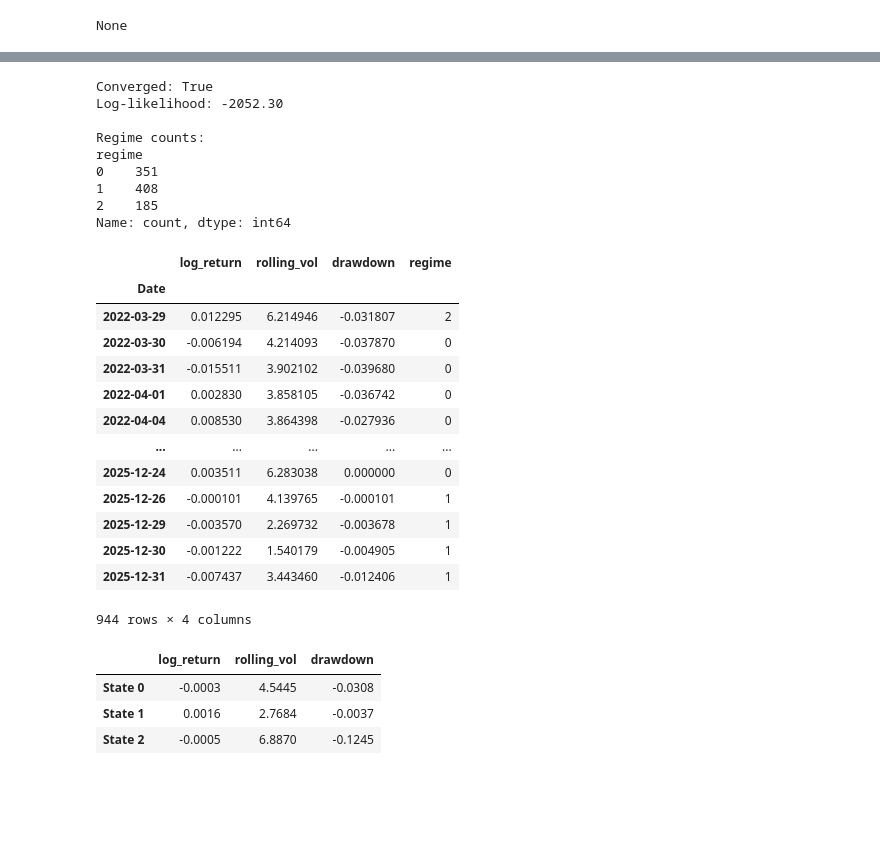
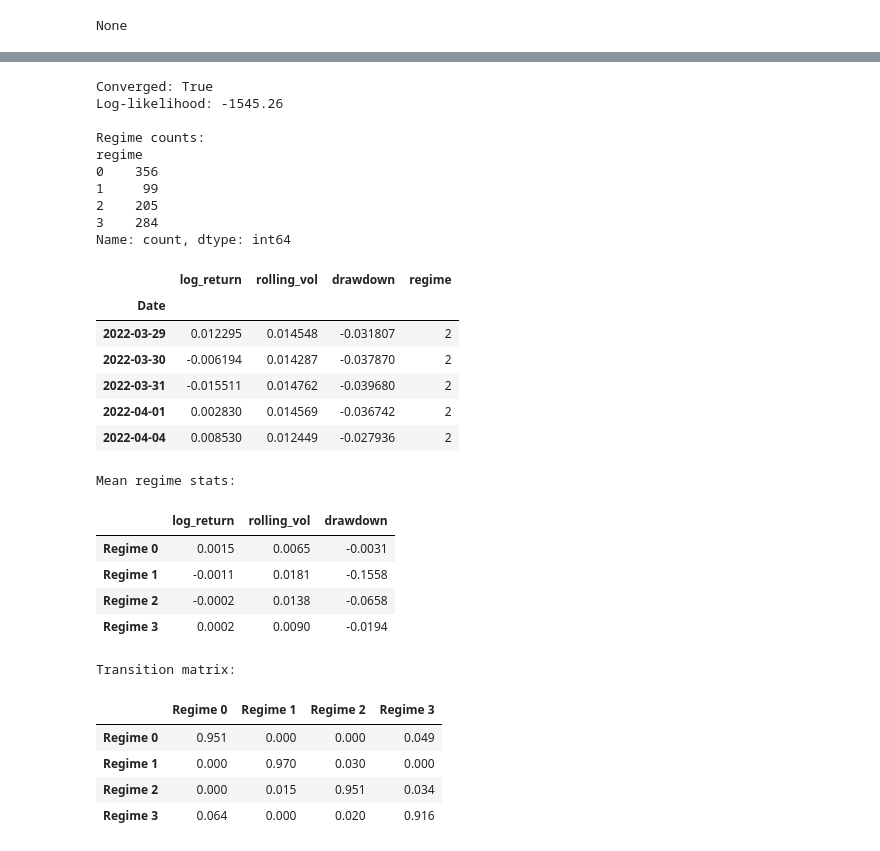
Before and after one commit to bsinek/sentinel, a Jupyter notebook: research/hmm.ipynb, the cells around one changed output, grey strips where cells are left out. Saved outputs shown, nothing was run; the diff lists cells and outputs as text; code cells hidden in the pictures; blank space fills up the shorter version.

```diff
--- a/research/hmm.ipynb
+++ b/research/hmm.ipynb
@@ -48,11 +105,10 @@ None
 # %%
-# derive 3 features (returns, volatility, drawdowns)
-
-vol_window = 5          # 5-10 days is reactive and quick capturing day-to-day turbulence
-drawdown_window = 60    # 60 days ~1 quarter and is cumulative capturing how far below meaningful recent high
+# derive features (returns, volatility, drawdowns)
+vol_window = 20
+drawdown_window = 60
 
 log_returns = np.log(close_prices / close_prices.shift(1)).dropna()
-rolling_vol = close_prices.rolling(window=vol_window).std()
+rolling_vol = log_returns.rolling(window=vol_window).std()
 rolling_max = close_prices.rolling(window=drawdown_window).max()
 drawdowns = (close_prices - rolling_max) / close_prices
 
@@ -65,7 +121,6 @@ features = pd.DataFrame({
 print(f'Shape: {features.shape}')
 display(features.head())
 display(features.describe())
-display(features.info())
 # %% [output]
 Shape: (944, 3)
 |  | log_return | rolling_vol | drawdown |
@@ -98,62 +142,72 @@ None
 # %%
-# include specific input features
+# tune model inputs and parameters
 feature_cols = ['log_return', 'rolling_vol', 'drawdown']
+n_components = 4
+n_iter = 1000
 
 # standardize feature data
 scaler = StandardScaler()
 X_scaled = scaler.fit_transform(features[feature_cols])
 
-# fit hmm with 3 hidden states
-model = GaussianHMM(n_components=3, covariance_type='full', n_iter=1000, random_state=42)
+# fit hmm with 4 hidden states
+model = GaussianHMM(n_components=n_components, covariance_type='full', n_iter=n_iter, random_state=42)
 model.fit(X_scaled)
 
 print(f'Converged: {model.monitor_.converged}')
 print(f'Log-likelihood: {model.score(X_scaled):.2f}')
 
-# predict regimess
+# predict regimes
 features['regime'] = model.predict(X_scaled)
 
-print(f'\nRegime counts:\n{features['regime'].value_counts().sort_index()}')
+print(f"\nRegime counts:\n{features['regime'].value_counts().sort_index()}")
 
-display(features)
+display(features.head())
 # %% [output]
 Converged: True
-Log-likelihood: -2052.30
+Log-likelihood: -1545.26
 
 Regime counts:
 regime
-0    351
-1    408
-2    185
+0    356
+1     99
+2    205
+3    284
 Name: count, dtype: int64
 |  | log_return | rolling_vol | drawdown | regime |
 | Date |  |  |  |  |
-| 2022-03-29 | 0.012295 | 6.214946 | -0.031807 | 2 |
-| 2022-03-30 | -0.006194 | 4.214093 | -0.037870 | 0 |
-| 2022-03-31 | -0.015511 | 3.902102 | -0.039680 | 0 |
-| 2022-04-01 | 0.002830 | 3.858105 | -0.036742 | 0 |
-| 2022-04-04 | 0.008530 | 3.864398 | -0.027936 | 0 |
-| ... | ... | ... | ... | ... |
-| 2025-12-24 | 0.003511 | 6.283038 | 0.000000 | 0 |
-| 2025-12-26 | -0.000101 | 4.139765 | -0.000101 | 1 |
-| 2025-12-29 | -0.003570 | 2.269732 | -0.003678 | 1 |
-| 2025-12-30 | -0.001222 | 1.540179 | -0.004905 | 1 |
-| 2025-12-31 | -0.007437 | 3.443460 | -0.012406 | 1 |
+| 2022-03-29 | 0.012295 | 0.014548 | -0.031807 | 2 |
+| 2022-03-30 | -0.006194 | 0.014287 | -0.037870 | 2 |
+| 2022-03-31 | -0.015511 | 0.014762 | -0.039680 | 2 |
+| 2022-04-01 | 0.002830 | 0.014569 | -0.036742 | 2 |
+| 2022-04-04 | 0.008530 | 0.012449 | -0.027936 | 2 |
-944 rows × 4 columns
 # %%
 regime_means = pd.DataFrame(
     scaler.inverse_transform(model.means_),
     columns=feature_cols,
     index=[f'Regime {i}' for i in range(model.n_components)]
 )
+print('Regime means:')
 display(regime_means.round(4))
 
-regime_labels = {0: 'Chop', 1: 'Bull', 2: 'Bear'}
-features['regime_label'] = features['regime'].map(regime_labels)
+transition_matrix = pd.DataFrame(
+    model.transmat_,
+    index=[f'Regime {i}' for i in range(model.n_components)],
+    columns=[f'Regime {i}' for i in range(model.n_components)],
+)
+print('Transition matrix:')
+display(transition_matrix.round(3))
 # %% [output]
+Mean regime stats:
 |  | log_return | rolling_vol | drawdown |
-| State 0 | -0.0003 | 4.5445 | -0.0308 |
-| State 1 | 0.0016 | 2.7684 | -0.0037 |
-| State 2 | -0.0005 | 6.8870 | -0.1245 |
+| Regime 0 | 0.0015 | 0.0065 | -0.0031 |
+| Regime 1 | -0.0011 | 0.0181 | -0.1558 |
+| Regime 2 | -0.0002 | 0.0138 | -0.0658 |
+| Regime 3 | 0.0002 | 0.0090 | -0.0194 |
+Transition matrix:
+|  | Regime 0 | Regime 1 | Regime 2 | Regime 3 |
+| Regime 0 | 0.951 | 0.000 | 0.000 | 0.049 |
+| Regime 1 | 0.000 | 0.970 | 0.030 | 0.000 |
+| Regime 2 | 0.000 | 0.015 | 0.951 | 0.034 |
+| Regime 3 | 0.064 | 0.000 | 0.020 | 0.916 |
 # %%
 # regime duration analysis
```
Also changed, not shown: parts of 3 cells of this notebook.
